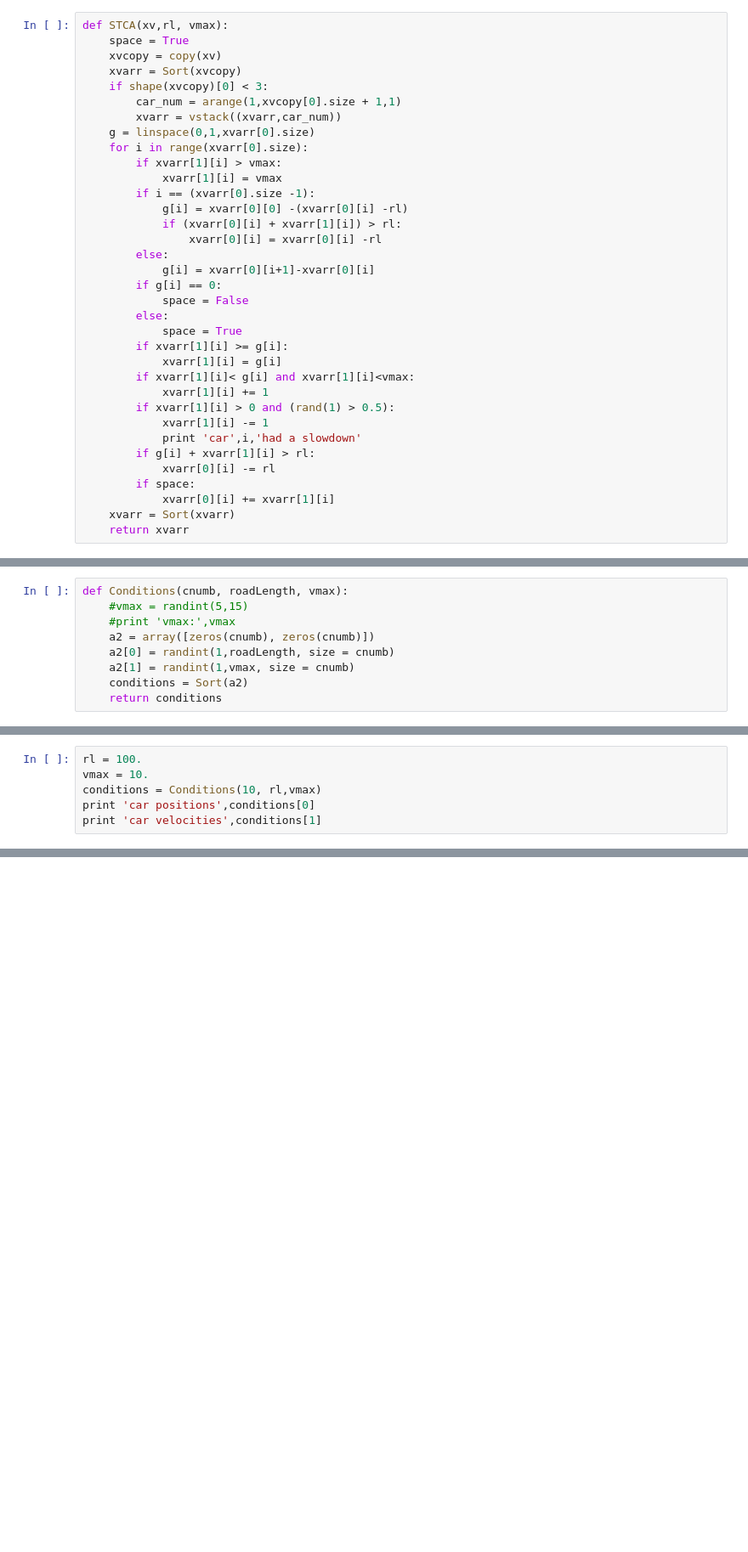
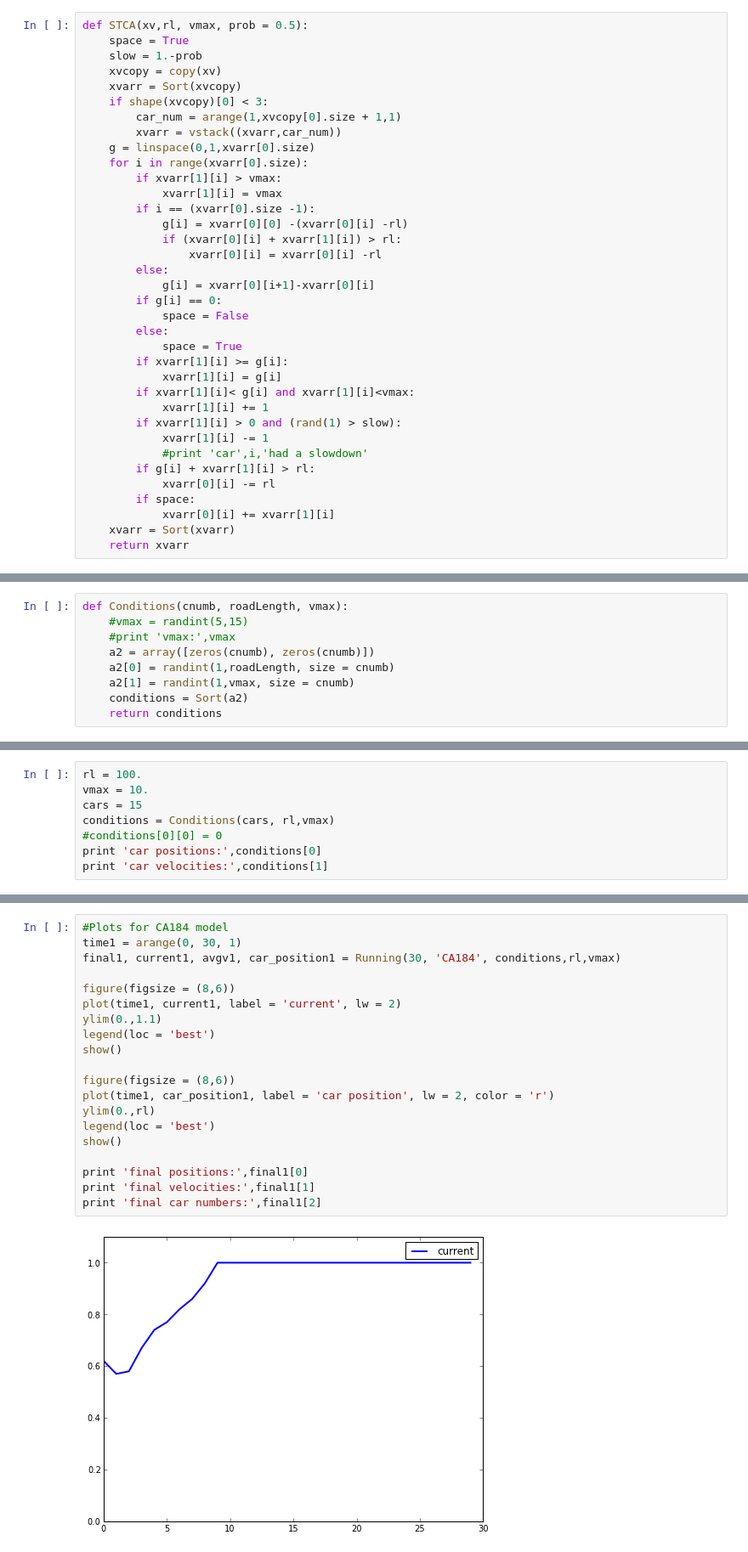
Before and after one commit to wsnyderPHYS202/PHYS202-S13, a Jupyter notebook: Project/Project.ipynb, the cells around one changed output, grey strips where cells are left out. Shown at 85% size. Cells and saved outputs as stored; diff of their text form; blank space fills up the shorter version.

```diff
--- a/Project/Project.ipynb
+++ b/Project/Project.ipynb
@@ -95,6 +95,7 @@ print new2
 # %%
-def STCA(xv,rl, vmax):
+def STCA(xv,rl, vmax, prob = 0.5):
     space = True
+    slow = 1.-prob
     xvcopy = copy(xv)
     xvarr = Sort(xvcopy)
     if shape(xvcopy)[0] < 3:
@@ -118,9 +119,9 @@ def STCA(xv,rl, vmax):
             xvarr[1][i] = g[i]
         if xvarr[1][i]< g[i] and xvarr[1][i]<vmax:
             xvarr[1][i] += 1
-        if xvarr[1][i] > 0 and (rand(1) > 0.5):
+        if xvarr[1][i] > 0 and (rand(1) > slow):
             xvarr[1][i] -= 1
-            print 'car',i,'had a slowdown'
+            #print 'car',i,'had a slowdown'
         if g[i] + xvarr[1][i] > rl:
             xvarr[0][i] -= rl
         if space:
@@ -228,7 +277,9 @@ def Running(N,func_name, arr, rl, vamx):
 # %%
 rl = 100.
 vmax = 10.
-conditions = Conditions(10, rl,vmax)
-print 'car positions',conditions[0]
-print 'car velocities',conditions[1]
+cars = 15
+conditions = Conditions(cars, rl,vmax)
+#conditions[0][0] = 0
+print 'car positions:',conditions[0]
+print 'car velocities:',conditions[1]
 # %% [output]
@@ -244,0 +288,22 @@ plot(time, current)
+# %%
+#Plots for CA184 model
+time1 = arange(0, 30, 1)
+final1, current1, avgv1, car_position1 = Running(30, 'CA184', conditions,rl,vmax)
+
+figure(figsize = (8,6))
+plot(time1, current1, label = 'current', lw = 2)
+ylim(0.,1.1)
+legend(loc = 'best')
+show()
+
+figure(figsize = (8,6))
+plot(time1, car_position1, label = 'car position', lw = 2, color = 'r')
+ylim(0.,rl)
+legend(loc = 'best')
+show()
+
+print 'final positions:',final1[0]
+print 'final velocities:',final1[1]
+print 'final car numbers:',final1[2]
+# %% [output]
+[figure, added]
```
Also changed, not shown: parts of 9 cells of this notebook.
